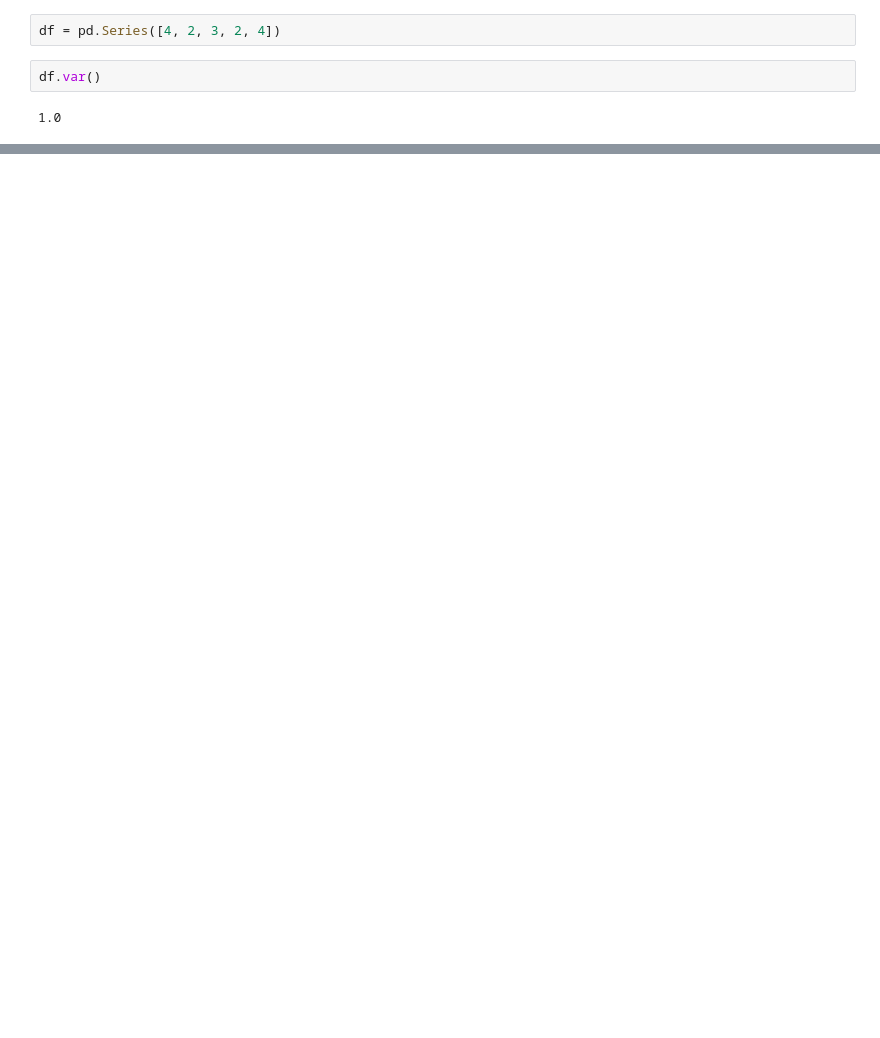
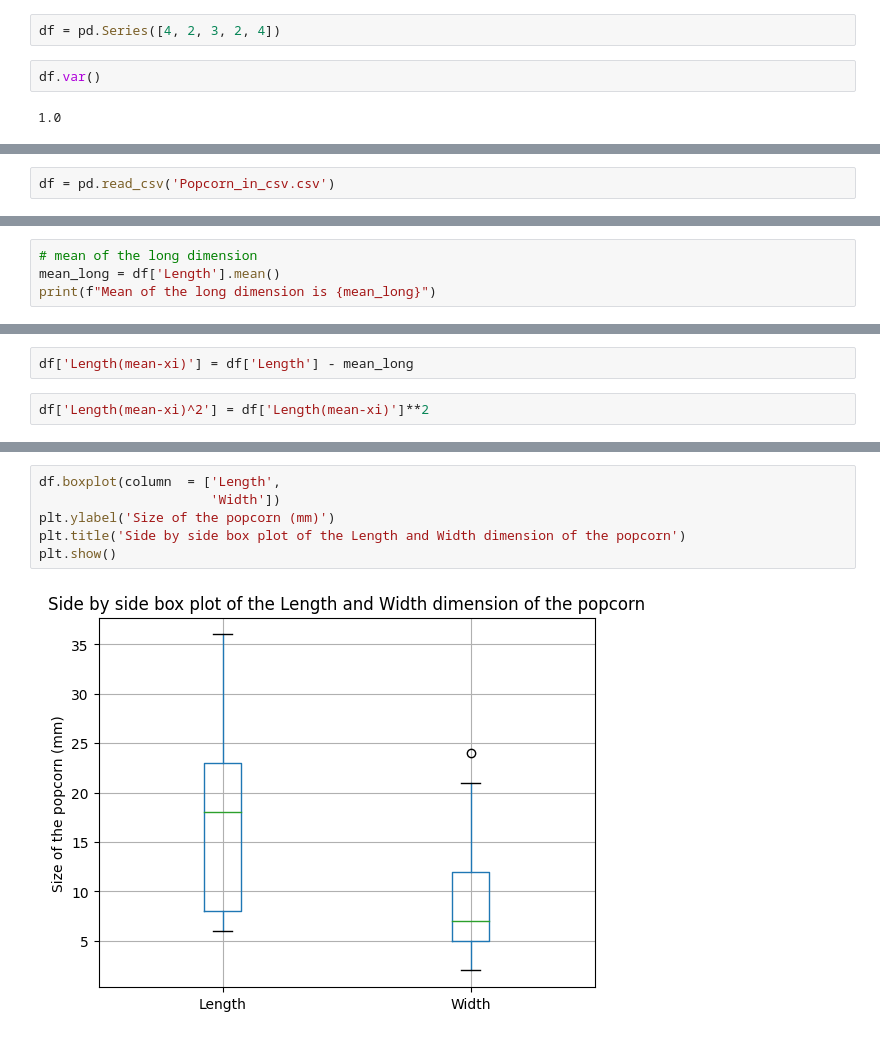
Before and after one commit to Cerlog/RUC-Empirical-Data, a Jupyter notebook: Chapter 5/Chapter 5.ipynb, the cells around one changed output, grey strips where cells are left out. Cells and saved outputs as stored; diff of their text form; blank space fills up the shorter version.

```diff
--- a/Chapter 5/Chapter 5.ipynb
+++ b/Chapter 5/Chapter 5.ipynb
@@ -127,0 +59,2 @@ plt.ylabel('Growth of seedlings (mm)');"""
+# %%
+df = pd.read_csv('Popcorn_in_csv.csv')
@@ -127,0 +67,4 @@ plt.ylabel('Growth of seedlings (mm)');"""
+# %%
+# mean of the long dimension
+mean_long = df['Length'].mean()
+print(f"Mean of the long dimension is {mean_long}")
@@ -127,0 +84,4 @@ plt.ylabel('Growth of seedlings (mm)');"""
+# %%
+df['Length(mean-xi)'] = df['Length'] - mean_long
+# %%
+df['Length(mean-xi)^2'] = df['Length(mean-xi)']**2
@@ -127,0 +141,8 @@ plt.ylabel('Growth of seedlings (mm)');"""
+# %%
+df.boxplot(column  = ['Length',
+                      'Width'])
+plt.ylabel('Size of the popcorn (mm)')
+plt.title('Side by side box plot of the Length and Width dimension of the popcorn')
+plt.show()
+# %% [output]
+[figure, added]
```
Also changed, not shown: parts of 41 cells of this notebook, 3 other files.
